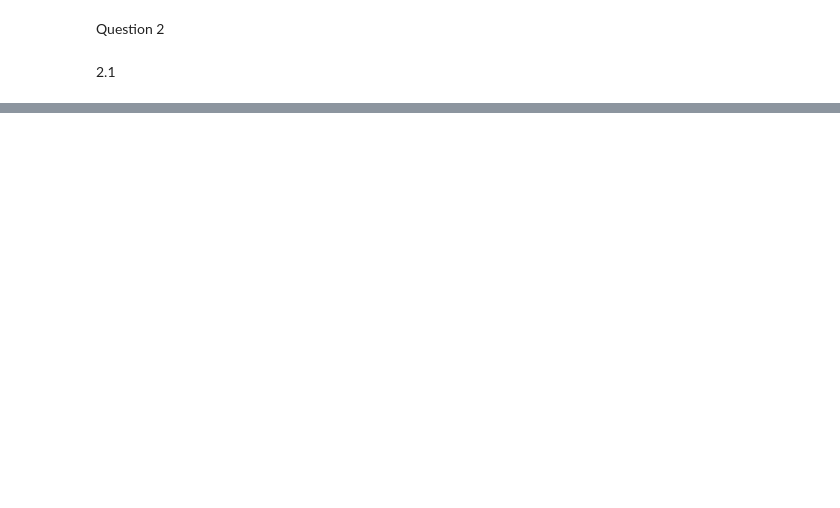
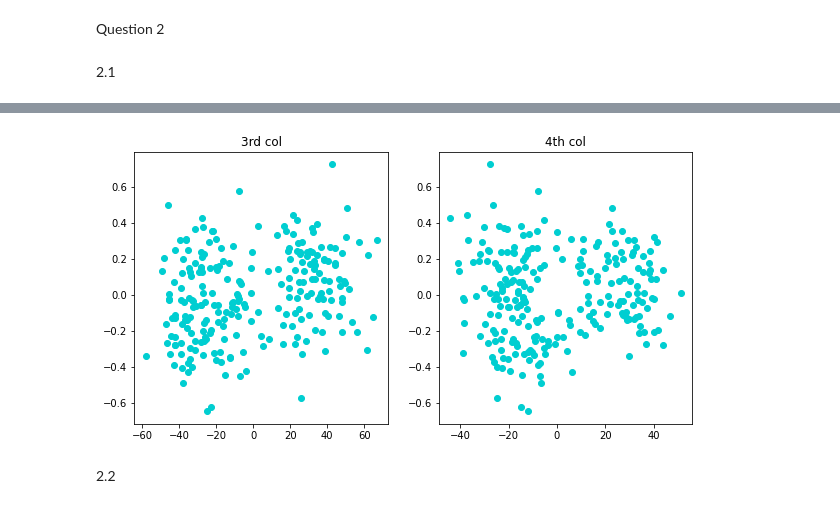
Before and after one commit to tvtpt/MAST30034_assignment1, a Jupyter notebook: Spatiotemporal Data Generation, Analysis, Result, Visualisation and Performance.ipynb, the cells around one changed output, grey strips where cells are left out. Saved outputs shown, nothing was run; the diff lists cells and outputs as text; code cells hidden in the pictures; blank space fills up the shorter version.

```diff
--- a/Spatiotemporal Data Generation, Analysis, Result, Visualisation and Performance.ipynb
+++ b/Spatiotemporal Data Generation, Analysis, Result, Visualisation and Performance.ipynb
@@ -211,0 +201,8 @@ D = TC
+# %%
+# X = DA + E
+D = TC
+# estimate A using least square regression
+ALSR = np.matmul(np.matmul(np.linalg.inv(np.matmul(D.transpose(),D)),D.transpose()), X)
+print(f"check dim(SM) = dim(ALSR): {ALSR.shape == SM.shape}")
+DLSR = np.matmul(X, ALSR.transpose())
+print(f"check dim(TC) = dim(DLSR): {DLSR.shape == TC.shape}")
@@ -211,0 +227,14 @@ D = TC
+# %%
+fig, axes = plt.subplots(1, 2)
+fig.set_figheight(5)
+fig.set_figwidth(10)
+
+axes[0].set_title("3rd col")
+axes[0].scatter([DLSR[:,3-1]], [X[:, 30]], color = TCcolor)
+axes[1].set_title("4th col")
+axes[1].scatter([DLSR[:,4-1]], [X[:, 30]], color = TCcolor)
+plt.show()
+# %% [output]
+[figure, added]
+# %% [markdown]
+2.2
```
Also changed, not shown: parts of 7 cells of this notebook, 2 other files.
